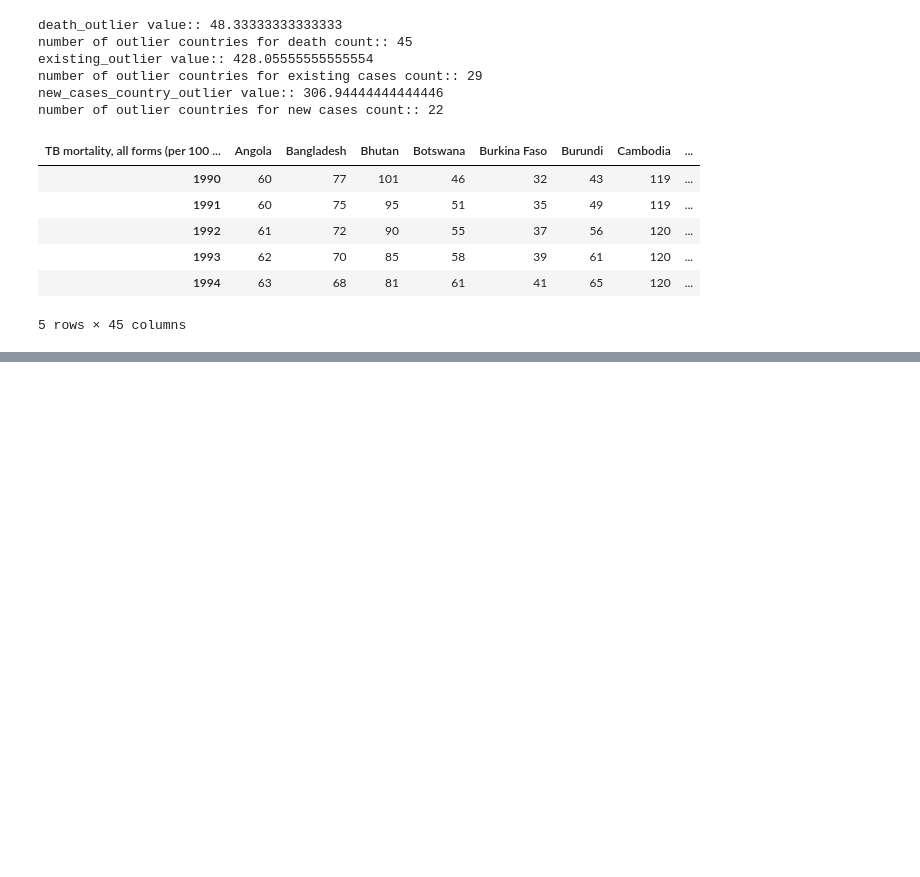
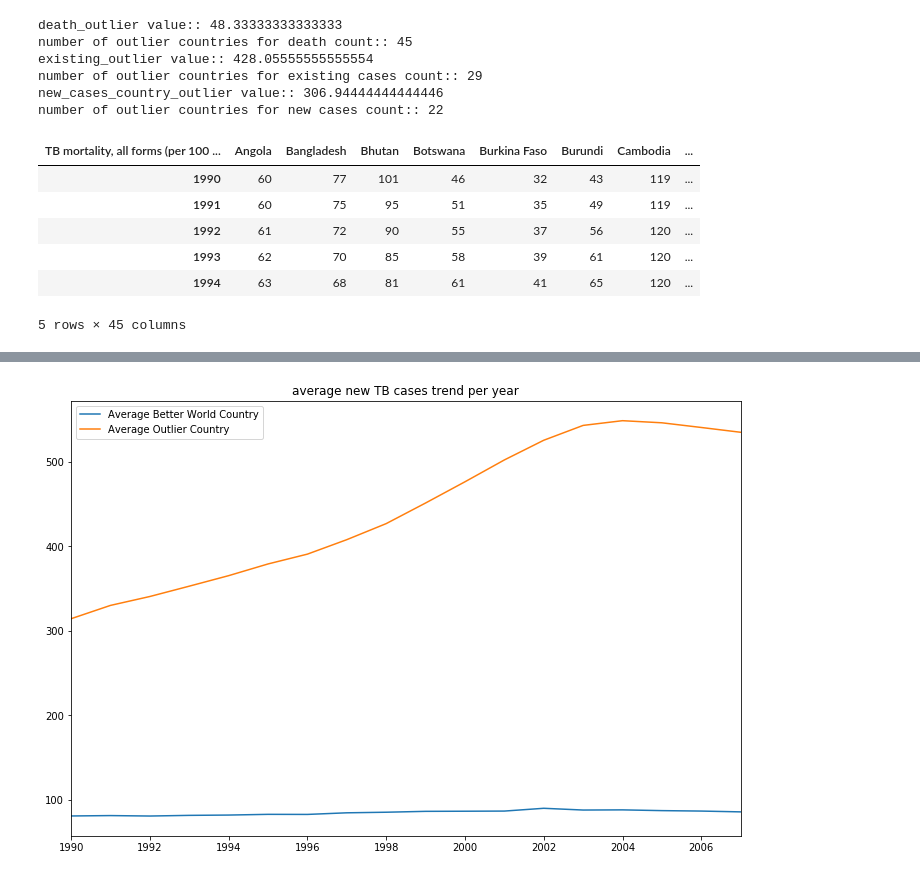
Before and after one commit to ranjeetgarodia/CaseStudy_EDA, a Jupyter notebook: CaseStudy_TB.ipynb, the cells around one changed output, grey strips where cells are left out. Cells and saved outputs as stored; diff of their text form; code cells hidden in the pictures; blank space fills up the shorter version.

```diff
--- a/CaseStudy_TB.ipynb
+++ b/CaseStudy_TB.ipynb
@@ -408,0 +423,10 @@ Length: 207, dtype: bool
+# %%
+two_world_df = pd.DataFrame({
+            'Average Better World Country': avg_new_mean,
+            'Average Outlier Country' : outlier_new_mean},
+        index = new_df.index)
+two_world_df.plot(title="Estimated new TB cases per 100K",figsize=(12,8))
+plt.title('average new TB cases trend per year')
+plt.show()
+# %% [output]
+[figure, added]
```
Also changed, not shown: parts of 5 cells of this notebook.
